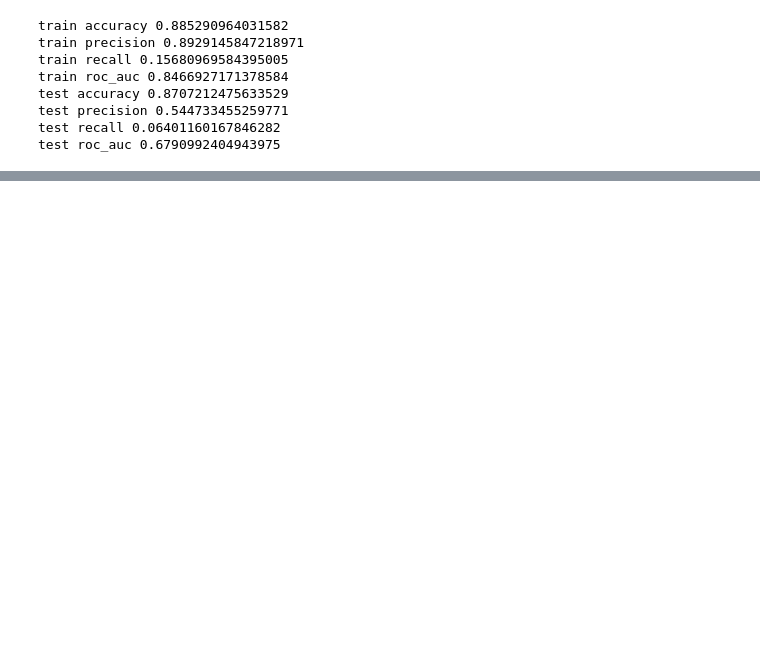
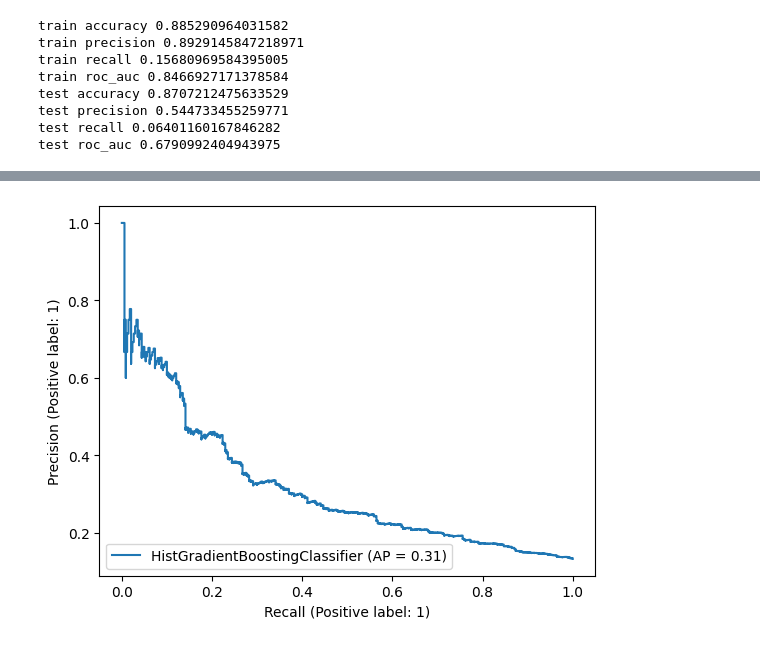
Before and after one commit to dyyjenny/Pediatric-Sepsis-Subtyping, a Jupyter notebook: lab_cluster_classification.ipynb, the cells around one changed output, grey strips where cells are left out. Cells and saved outputs as stored; diff of their text form; code cells hidden in the pictures; blank space fills up the shorter version.

```diff
--- a/lab_cluster_classification.ipynb
+++ b/lab_cluster_classification.ipynb
@@ -103,0 +77,6 @@ test roc_auc 0.6616346161176383
+# %%
+prec = PrecisionRecallDisplay.from_estimator(
+    hgb, X_test, y_test, name="HistGradientBoostingClassifier")
+plt.show()
+# %% [output]
+[figure, added]
```
Also changed, not shown: parts of 11 cells of this notebook, 1 other file.
